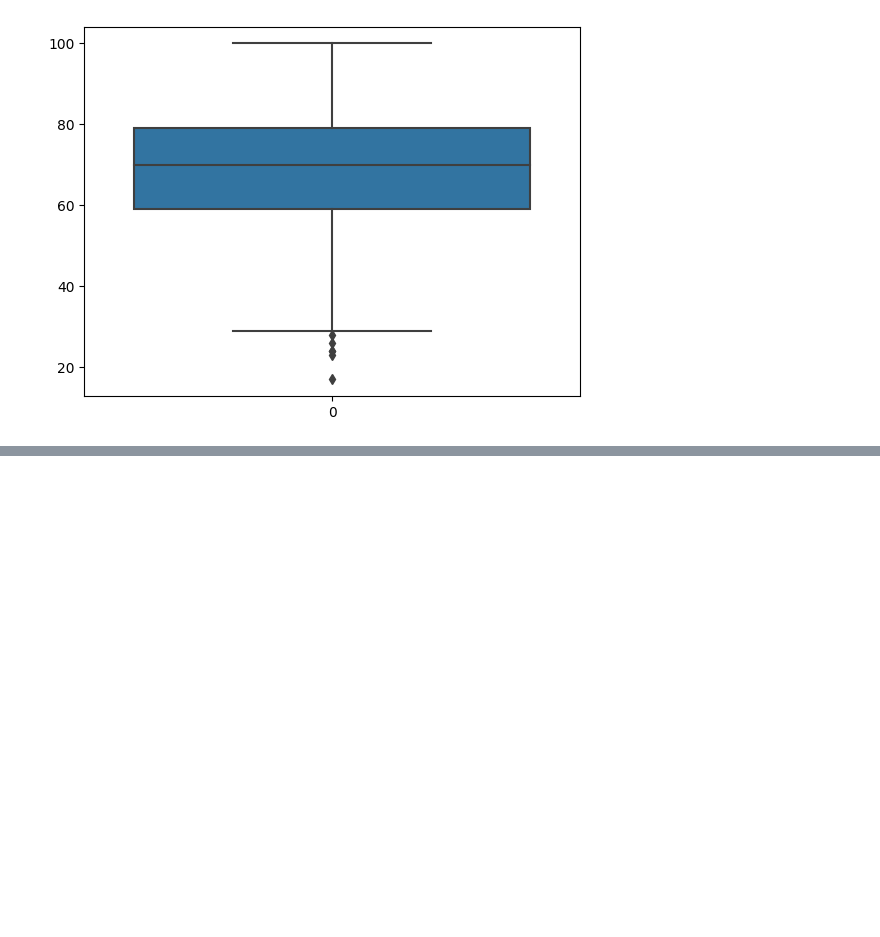
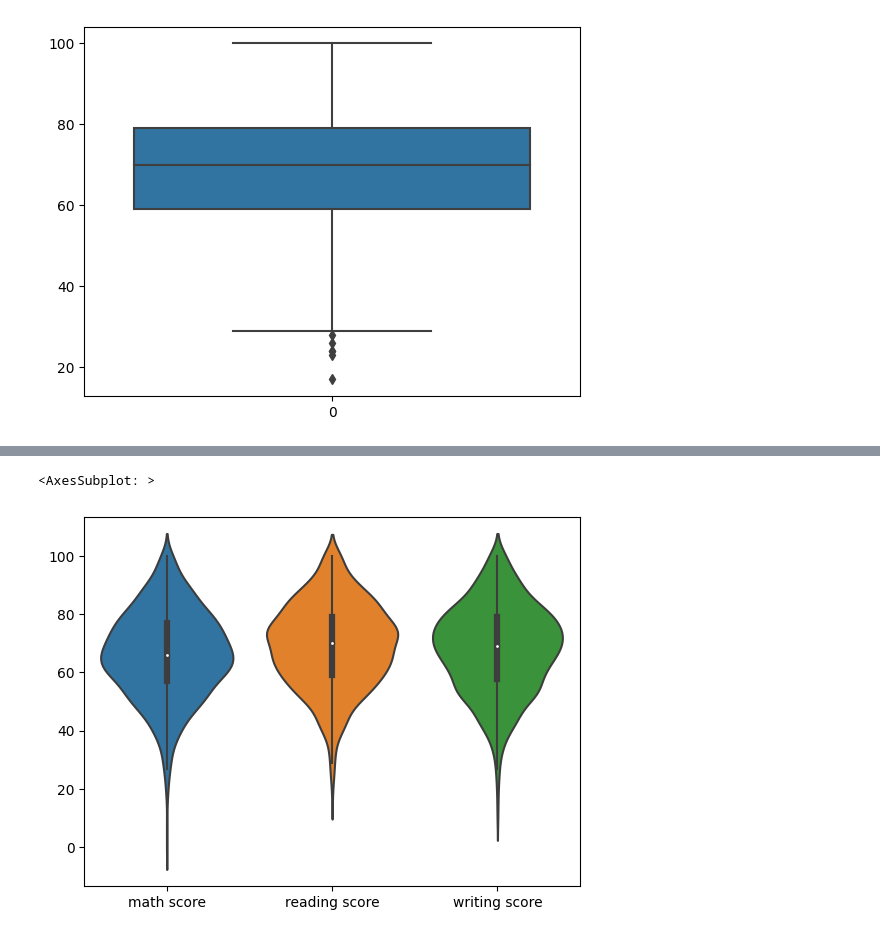
Before and after one commit to rushi751998/Machine-Learning, a Jupyter notebook: ineuron_study/eda.ipynb, the cells around one changed output, grey strips where cells are left out. Drawn from its saved outputs; the diff is of its cells as text; code cells hidden in the pictures; blank space fills up the shorter version.

```diff
--- a/ineuron_study/eda.ipynb
+++ b/ineuron_study/eda.ipynb
@@ -306,0 +372,5 @@ def replace_with_threshold  (data,numeric_col):
+# %%
+sns.violinplot(num_data)
+# %% [output]
+<AxesSubplot: >
+[figure, added]
```
Also changed, not shown: parts of 18 cells of this notebook, 3 other files.
